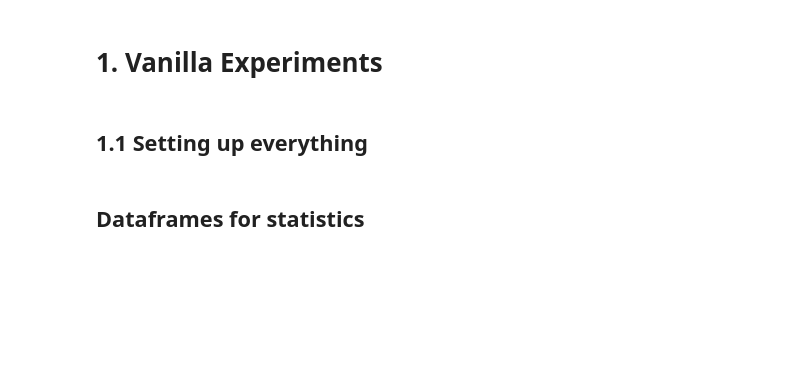
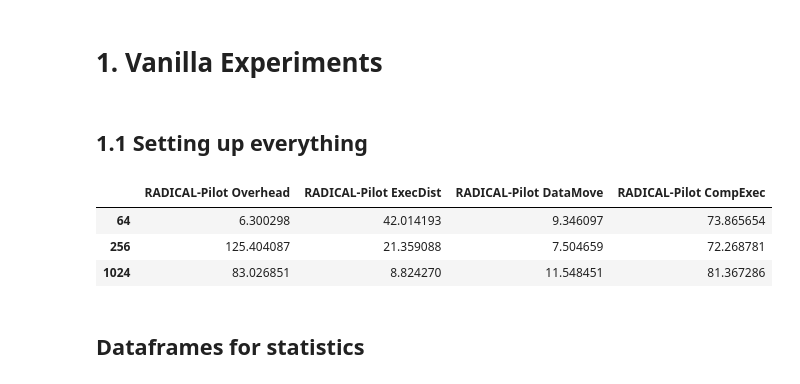
Before and after one commit to radical-experiments/midas_exps, a Jupyter notebook: leaflet-finder/LeafletFinderExpScipy.ipynb, the cells around one changed output. Saved outputs shown, nothing was run; the diff lists cells and outputs as text; code cells hidden in the pictures; blank space fills up the shorter version.

```diff
--- a/leaflet-finder/LeafletFinderExpScipy.ipynb
+++ b/leaflet-finder/LeafletFinderExpScipy.ipynb
@@ -175,8 +177,11 @@ rpsc_lf_64_16384_3 = pandas.DataFrame.from_csv('Vanilla/SciPyIter1/lfscipyvan_64
 rpsc_lf_256_8192_1 = pandas.DataFrame.from_csv('Vanilla/SciPyIter1/lfscipyvan_256_1.csv',index_col=None)
 rpsc_lf_256_8192_2 = pandas.DataFrame.from_csv('Vanilla/SciPyIter1/lfscipyvan_256_2.csv',index_col=None)
 rpsc_lf_256_8192_3 = pandas.DataFrame.from_csv('Vanilla/SciPyIter1/lfscipyvan_256_3.csv',index_col=None)
+rpsc_lf_1024_4096_1 = pandas.DataFrame.from_csv('Vanilla/SciPyIter1/lfscipyvan_1024_1.csv',index_col=None)
+rpsc_lf_1024_4096_2 = pandas.DataFrame.from_csv('Vanilla/SciPyIter1/lfscipyvan_1024_2.csv',index_col=None)
+rpsc_lf_1024_4096_3 = pandas.DataFrame.from_csv('Vanilla/SciPyIter1/lfscipyvan_1024_3.csv',index_col=None)
 # %%
-rpsc_lf=pandas.DataFrame(columns=['Overhead','ExecDist','DataMove','CompExec'])
+rpsc_lf=pandas.DataFrame(columns=['RADICAL-Pilot Overhead','RADICAL-Pilot ExecDist','RADICAL-Pilot DataMove','RADICAL-Pilot CompExec'])
 stageInPending=np.mean([(rpsc_lf_64_16384_1[0:-1]['StageIn']).max(),\
                         (rpsc_lf_64_16384_2[0:-1]['StageIn']).max(),\
                         (rpsc_lf_64_16384_3[0:-1]['StageIn']).max()])
@@ -217,3 +222,23 @@ connX =        np.mean([(rpsc_lf_256_8192_1.iloc[256]['StageOut']- rpsc_lf_256_8
                         (rpsc_lf_256_8192_2.iloc[256]['StageOut']- rpsc_lf_256_8192_2.iloc[256]['Exec']),\
                         (rpsc_lf_256_8192_3.iloc[256]['StageOut']- rpsc_lf_256_8192_3.iloc[256]['Exec'])])
 rpsc_lf.loc[256]=np.array([stageInPending+StageIn+allocate,Exec,dataMovement,connX])
+
+stageInPending=np.mean([(rpsc_lf_1024_4096_1[0:-1]['StageIn']).max(),\
+                        (rpsc_lf_1024_4096_2[0:-1]['StageIn']).max(),\
+                        (rpsc_lf_1024_4096_3[0:-1]['StageIn']).max()])
+StageIn =      np.mean([(rpsc_lf_1024_4096_1[0:-1]['Allocate']-     rpsc_lf_1024_4096_1[0:-1]['StageIn']),\
+                        (rpsc_lf_1024_4096_2[0:-1]['Allocate']-     rpsc_lf_1024_4096_2[0:-1]['StageIn']),\
+                        (rpsc_lf_1024_4096_3[0:-1]['Allocate']-     rpsc_lf_1024_4096_3[0:-1]['StageIn'])])
+allocate =     np.mean([(rpsc_lf_1024_4096_1[0:-1]['Exec']-         rpsc_lf_1024_4096_1[0:-1]['Allocate']),\
+                        (rpsc_lf_1024_4096_2[0:-1]['Exec']-         rpsc_lf_1024_4096_2[0:-1]['Allocate']),\
+                        (rpsc_lf_1024_4096_3[0:-1]['Exec']-         rpsc_lf_1024_4096_3[0:-1]['Allocate'])])
+Exec=          np.mean([(rpsc_lf_1024_4096_1[0:-1]['StageOut']-     rpsc_lf_1024_4096_1[0:-1]['Exec']),\
+                        (rpsc_lf_1024_4096_2[0:-1]['StageOut']-     rpsc_lf_1024_4096_2[0:-1]['Exec']),\
+                        (rpsc_lf_1024_4096_3[0:-1]['StageOut']-     rpsc_lf_1024_4096_3[0:-1]['Exec'])])
+dataMovement = np.mean([(rpsc_lf_1024_4096_1.iloc[1024]['Exec']-    (rpsc_lf_1024_4096_1[0:-1]['StageOut'].max())),\
+                        (rpsc_lf_1024_4096_2.iloc[1024]['Exec']-    (rpsc_lf_1024_4096_2[0:-1]['StageOut'].max())),\
+                        (rpsc_lf_1024_4096_3.iloc[1024]['Exec']-    (rpsc_lf_1024_4096_3[0:-1]['StageOut'].max()))])
+connX =        np.mean([(rpsc_lf_1024_4096_1.iloc[1024]['StageOut']- rpsc_lf_1024_4096_1.iloc[1024]['Exec']),\
+                        (rpsc_lf_1024_4096_2.iloc[1024]['StageOut']- rpsc_lf_1024_4096_2.iloc[1024]['Exec']),\
+                        (rpsc_lf_1024_4096_3.iloc[1024]['StageOut']- rpsc_lf_1024_4096_3.iloc[1024]['Exec'])])
+rpsc_lf.loc[1024]=np.array([stageInPending+StageIn+allocate,Exec,dataMovement,connX])
@@ -222,3 +245,10 @@ rpsc_lf_256_8192_1
+# %%
+rpsc_lf
+# %% [output]
+|  | RADICAL-Pilot Overhead | RADICAL-Pilot ExecDist | RADICAL-Pilot DataMove | RADICAL-Pilot CompExec |
+| 64 | 6.300298 | 42.014193 | 9.346097 | 73.865654 |
+| 256 | 125.404087 | 21.359088 | 7.504659 | 72.268781 |
+| 1024 | 83.026851 | 8.824270 | 11.548451 | 81.367286 |
 # %% [markdown]
 ## Dataframes for statistics
 # %% [markdown]
```
Also changed, not shown: parts of 42 cells of this notebook.
